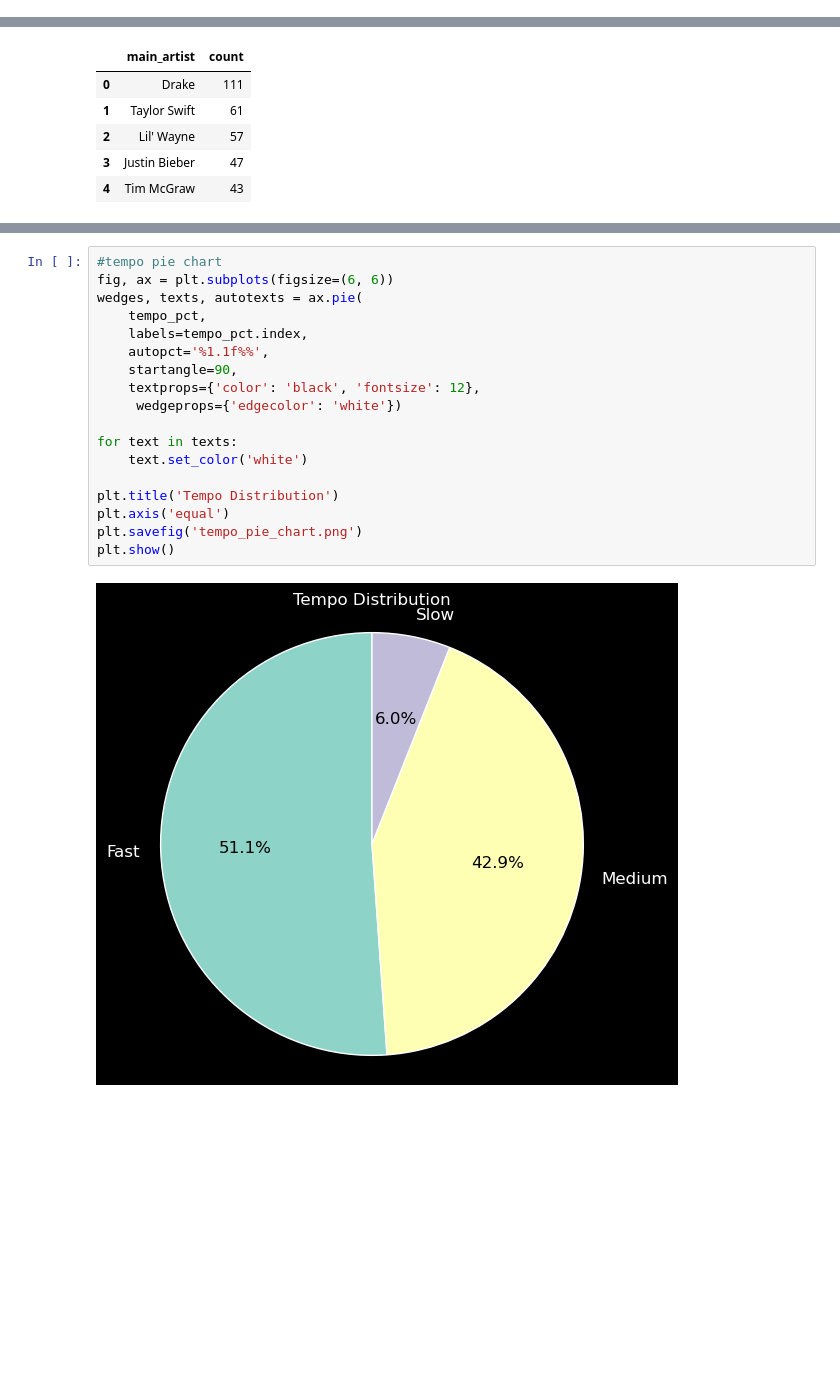
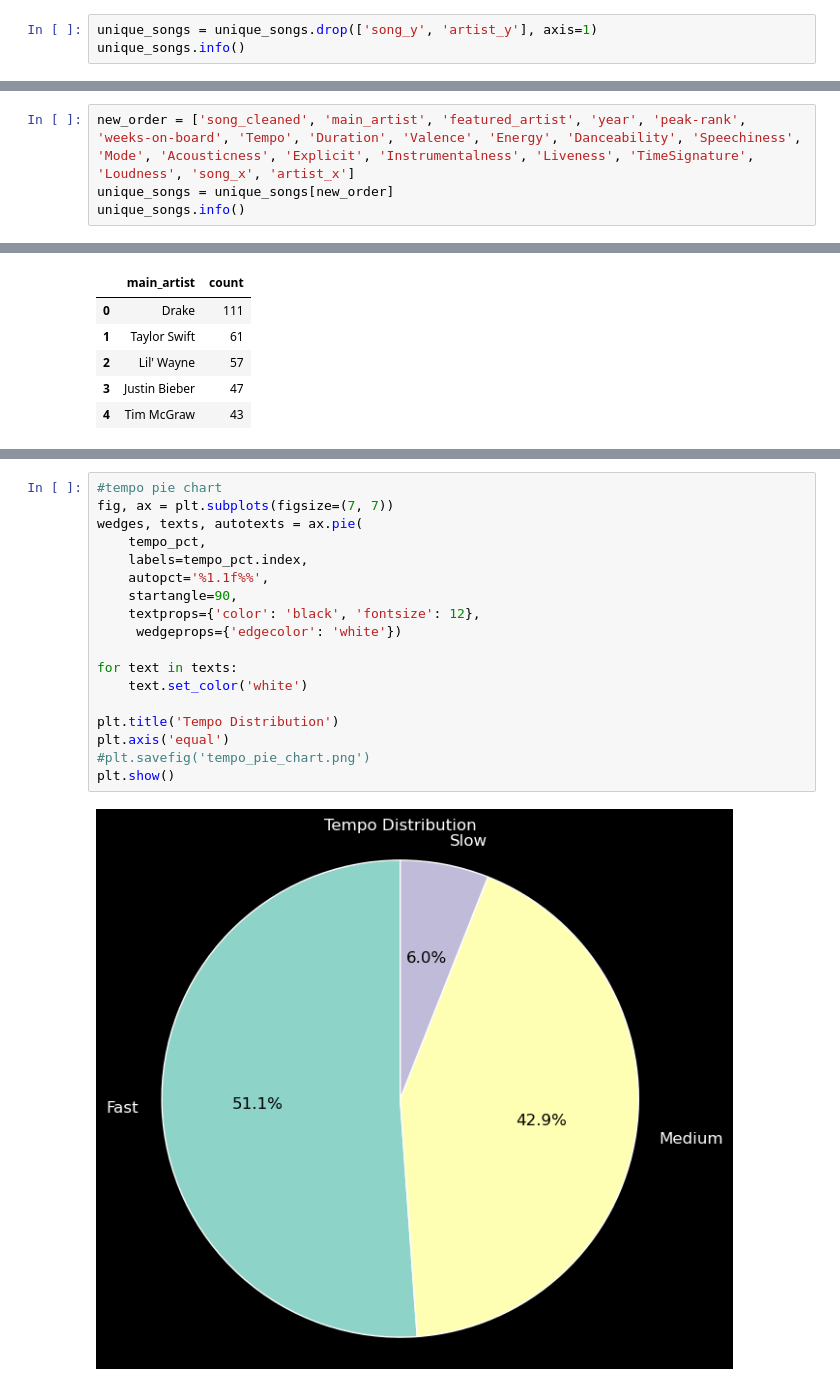
Before and after one commit to bergen-christensen/Capstone, a Jupyter notebook: notebooks/capstone_bergen.ipynb, the cells around one changed output, grey strips where cells are left out. Drawn from its saved outputs; the diff is of its cells as text; blank space fills up the shorter version.

Commit message:
final order

```diff
--- a/notebooks/capstone_bergen.ipynb
+++ b/notebooks/capstone_bergen.ipynb
@@ -245,3 +240,6 @@ Data columns (total 23 columns):
  22  song_cleaned      4054 non-null   object
 dtypes: bool(1), float64(9), int32(1), int64(5), object(7)
 memory usage: 716.6+ KB
+# %%
+unique_songs = unique_songs.drop(['song_y', 'artist_y'], axis=1)
+unique_songs.info()
@@ -247,0 +264,4 @@ memory usage: 716.6+ KB
+# %%
+new_order = ['song_cleaned', 'main_artist', 'featured_artist', 'year', 'peak-rank', 'weeks-on-board', 'Tempo', 'Duration', 'Valence', 'Energy', 'Danceability', 'Speechiness', 'Mode', 'Acousticness', 'Explicit', 'Instrumentalness', 'Liveness', 'TimeSignature', 'Loudness', 'song_x', 'artist_x']
+unique_songs = unique_songs[new_order]
+unique_songs.info()
@@ -739,23 +772,23 @@ Name: count, dtype: float64
 # %%
 #tempo pie chart
-fig, ax = plt.subplots(figsize=(6, 6))
+fig, ax = plt.subplots(figsize=(7, 7))
 wedges, texts, autotexts = ax.pie(
     tempo_pct,
     labels=tempo_pct.index,
     autopct='%1.1f%%',
     startangle=90,
     textprops={'color': 'black', 'fontsize': 12},
      wedgeprops={'edgecolor': 'white'})
 
 for text in texts:
     text.set_color('white')
 
 plt.title('Tempo Distribution')
 plt.axis('equal')
-plt.savefig('tempo_pie_chart.png')
+#plt.savefig('tempo_pie_chart.png')
 plt.show()
 # %% [output]
-[figure, old version]
+[figure, new version]
 # %%
 fig, ax = plt.subplots(figsize=(6, 6))
 wedges, texts, autotexts = ax.pie(dance_pct, labels=dance_pct.index, autopct='%1.1f%%', startangle=90, textprops={'color': 'black', 'fontsize': 12})
```
Also changed, not shown: parts of 28 cells of this notebook.
